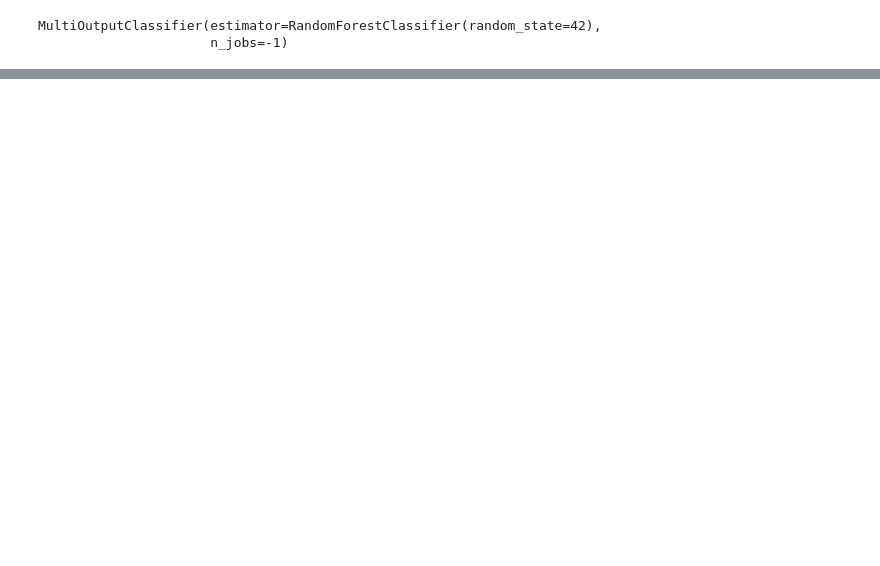
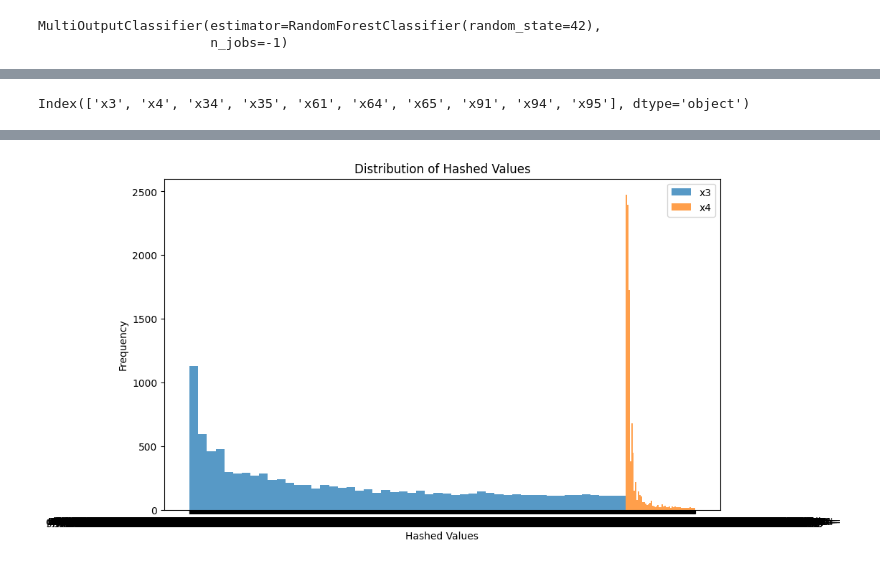
Before and after one commit to V-Nayak/DataScience_Assignments, a Jupyter notebook: Assignment_27june.ipynb, the cells around one changed output, grey strips where cells are left out. Saved outputs shown, nothing was run; the diff lists cells and outputs as text; code cells hidden in the pictures; blank space fills up the shorter version.

```diff
--- a/Assignment_27june.ipynb
+++ b/Assignment_27june.ipynb
@@ -356,0 +335,3 @@ y_test_pred_proba
+# %%
+hashed = train_data[hashed_columns]
+hashed
@@ -356,0 +352,9 @@ y_test_pred_proba
+# %%
+ # Check for missing values in object columns, considering only object columns
+object_cols = hashed.select_dtypes(include=['O']).columns
+object_cols_with_missing = [col for col in object_cols if hashed[col].isnull().any()]
+
+# Forward fill missing values in object columns
+hashed[object_cols_with_missing] = hashed[object_cols_with_missing].fillna(method='ffill')
+
+hashed
@@ -356,0 +375,32 @@ y_test_pred_proba
+# %%
+hashed.columns
+# %% [output]
+Index(['x3', 'x4', 'x34', 'x35', 'x61', 'x64', 'x65', 'x91', 'x94', 'x95'], dtype='object')
+# %%
+# Assuming df is your DataFrame containing the CSV data
+
+# Frequency analysis of x3
+x3_freq = hashed['x3'].value_counts()
+
+# Frequency analysis of x4
+x4_freq = hashed['x4'].value_counts()
+
+# Display the top 10 most frequent values for x3 and x4
+print("Top 10 most frequent values in x3:")
+print(x3_freq.head(10))
+print("\nTop 10 most frequent values in x4:")
+print(x4_freq.head(10))
+
+# Optionally, plot histograms or bar charts
+import matplotlib.pyplot as plt
+
+# Example: Plotting histograms
+plt.figure(figsize=(10, 6))
+plt.hist(hashed['x3'], bins=50, alpha=0.75, label='x3')
+plt.hist(hashed['x4'], bins=50, alpha=0.75, label='x4')
+plt.xlabel('Hashed Values')
+plt.ylabel('Frequency')
+plt.title('Distribution of Hashed Values')
+plt.legend()
+plt.show()
+# %% [output]
@@ -356,0 +424 @@ y_test_pred_proba
+[figure, added]
```
Also changed, not shown: parts of 35 cells of this notebook.
